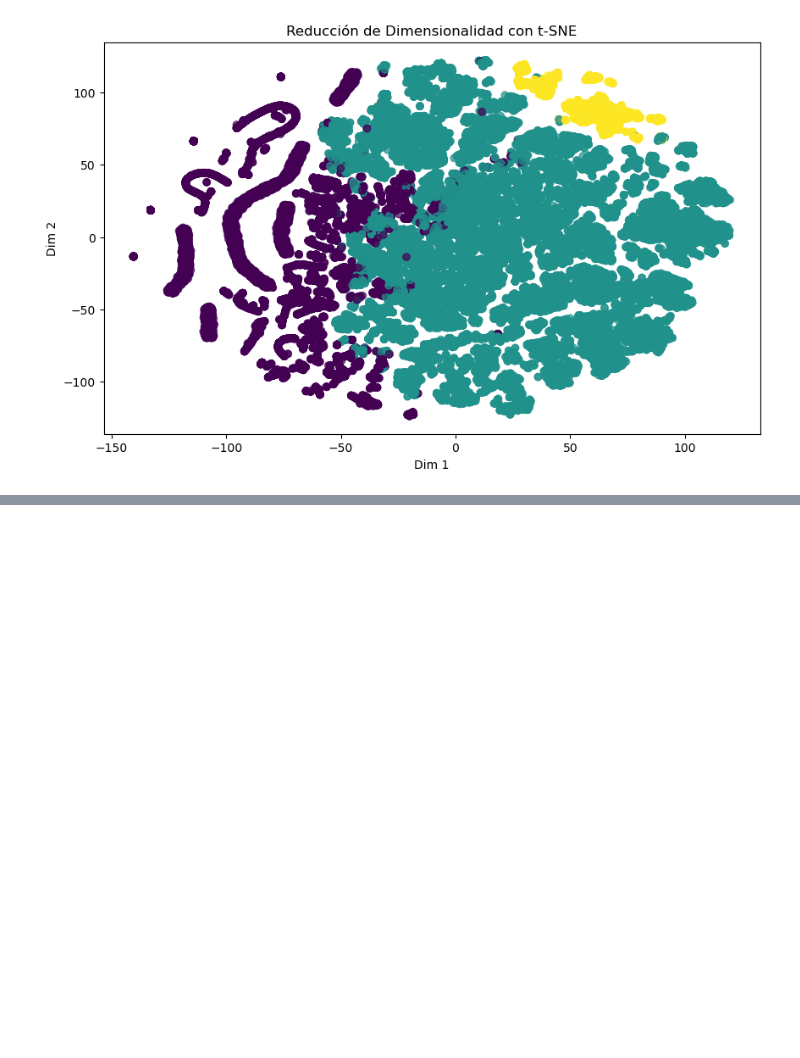
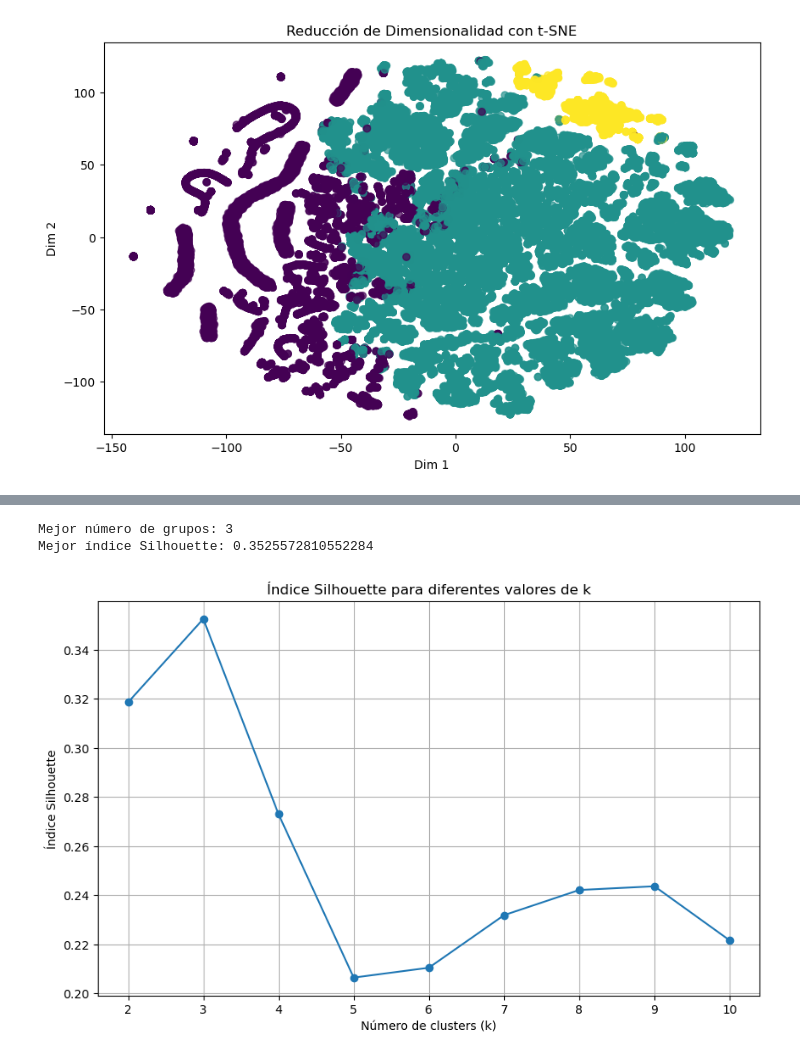
Before and after one commit to SAElizondoR/network-anomaly-detection, a Jupyter notebook: 03_ml.ipynb, the cells around one changed output, grey strips where cells are left out. Cells and saved outputs as stored; diff of their text form; code cells hidden in the pictures; blank space fills up the shorter version.

```diff
--- a/03_ml.ipynb
+++ b/03_ml.ipynb
@@ -116,5 +91,0 @@ Exactitud del modelo Random Forest: 1.00
-# %%
-# Importancia de las características
-print("Importancia de las características:")
-for feature, importance in zip(feature_columns, rf_model.featureImportances):
-    print(f"{feature}: {importance:.4f}")
@@ -225,0 +201,5 @@ print(f"Índice Silhouette: {silhouette:.2f}")
+# %%
+# Comparar los resultados
+print("\nComparación de índices Silhouette:")
+for model, score in results.items():
+    print(f"{model}: {score:.4f}")
@@ -225,0 +240,24 @@ print(f"Índice Silhouette: {silhouette:.2f}")
+# %%
+# Rango de valores de k a explorar
+k_values = range(2, 11)
+
+# Resultados
+silhouette_scores = {}
+
+# Ciclo para evaluar diferentes valores de k
+for k in k_values:
+    # Configurar y ajustar el modelo de k medias
+    kmeans = BisectingKMeans(k=k, featuresCol='features', maxIter=10)
+    kmeans_model = kmeans.fit(df_features)
+
+    # Realizar predicciones
+    kmeans_predictions = kmeans_model.transform(df_features)
+
+    # Convertir a Pandas para calcular el índice Silhouette
+    df_pandas = kmeans_predictions.select('features', 'prediction').toPandas()
+    features_list = df_pandas['features'].tolist()
+
+    # Calcular el índice Silhouette
+    score = silhouette_score(features_list, df_pandas['prediction'])
+    silhouette_scores[k] = score
+    print(f"k={k}, índice Silhouette: {score:.5f}")
@@ -225,0 +274,20 @@ print(f"Índice Silhouette: {silhouette:.2f}")
+# %%
+# Determinar el mejor número de grupos
+optimal_k = max(silhouette_scores, key=silhouette_scores.get)
+print("\nMejor número de grupos:", optimal_k)
+print("Mejor índice Silhouette:", silhouette_scores[optimal_k])
+# %% [output]
+Mejor número de grupos: 3
+Mejor índice Silhouette: 0.3525572810552284
+# %%
+# Ver los resultados
+plt.figure(figsize=(10, 6))
+plt.plot(list(silhouette_scores.keys()), list(silhouette_scores.values()),
+    marker='o')
+plt.title("Índice Silhouette para diferentes valores de k")
+plt.xlabel("Número de clusters (k)")
+plt.ylabel("Índice Silhouette")
+plt.grid()
+plt.show()
+# %% [output]
+[figure, added]
```
Also changed, not shown: parts of 18 cells of this notebook.
